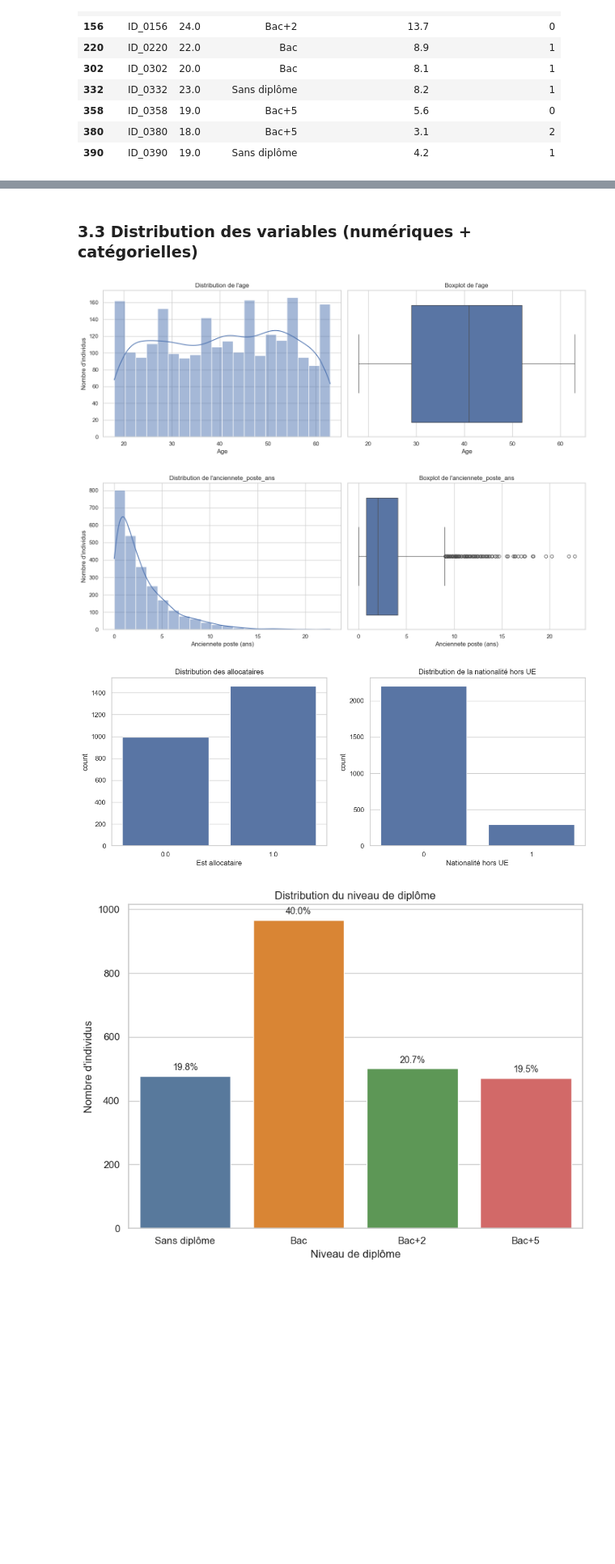
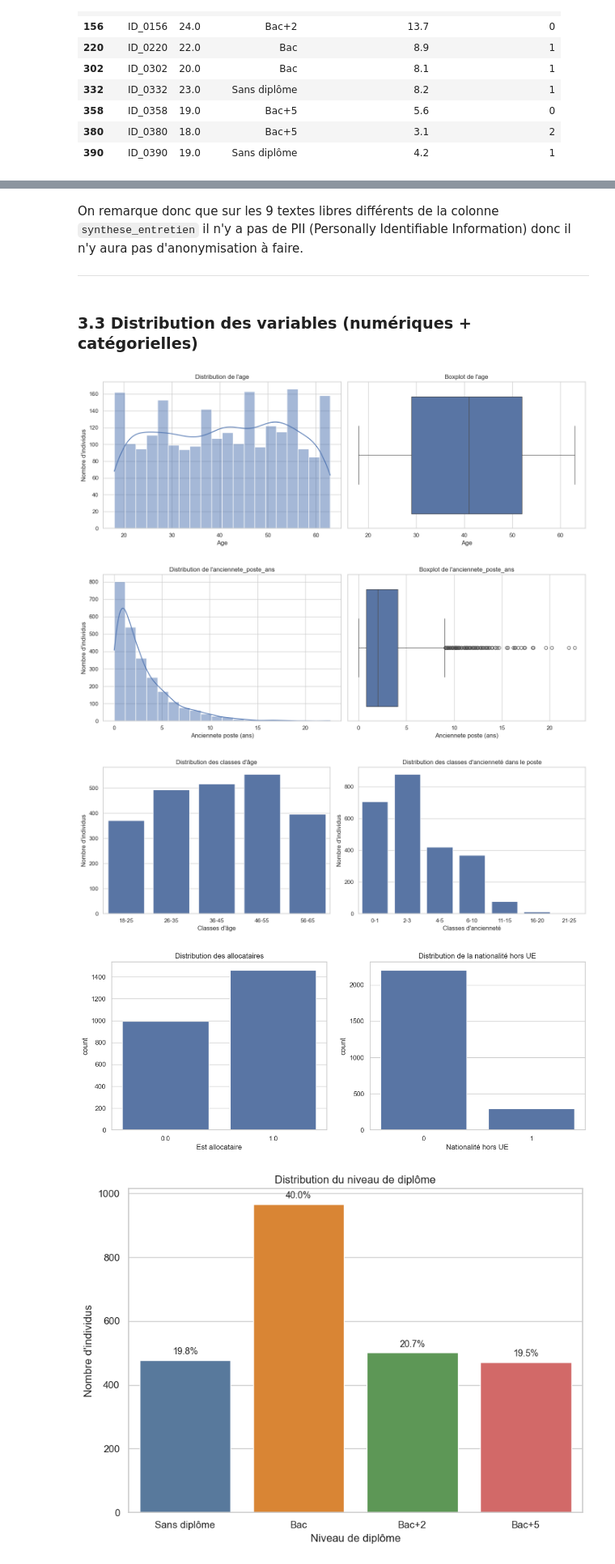
Before and after one commit to rbatos/Cas_usage_certif, a Jupyter notebook: notebooks/matrice-notebook-romain.ipynb, the cells around one changed output, grey strips where cells are left out. Shown at 81% size. Saved outputs shown, nothing was run; the diff lists cells and outputs as text; code cells hidden in the pictures; blank space fills up the shorter version.

```diff
--- a/notebooks/matrice-notebook-romain.ipynb
+++ b/notebooks/matrice-notebook-romain.ipynb
@@ -329,3 +345,7 @@ Le volume est non négligeable mais reste limité : voir quel prétraitement app
+# %% [markdown]
+On remarque donc que sur les 9 textes libres différents de la colonne `synthese_entretien` il n'y a pas de PII (Personally Identifiable Information) donc il n'y aura pas d'anonymisation à faire.
+
+---
 # %% [markdown]
 ### 3.3 Distribution des variables (numériques + catégorielles)
 # %%
@@ -350,34 +370,57 @@ fig, axes = plt.subplots(nrows=1, ncols=2, figsize=(14, 5))
 
 sns.histplot(data=df, x="anciennete_poste_ans", bins=20, kde=True, ax=axes[0])
 axes[0].set_title("Distribution de l'anciennete_poste_ans")
 axes[0].set_xlabel("Anciennete poste (ans)")
 axes[0].set_ylabel("Nombre d'individus")
 
 sns.boxplot(data=df, x="anciennete_poste_ans", ax=axes[1])
 axes[1].set_title("Boxplot de l'anciennete_poste_ans")
 axes[1].set_xlabel("Anciennete poste (ans)")
 
 plt.tight_layout()
 plt.show()
 
+# On répartie les ages et anciennetés dans le poste en classes pour mieux visualiser les relations
+# Tranches d'ancienneté pour améliorer la lisibilité
+bornes_anciennete = [0, 1, 3, 5, 10, 15, 20, 25]
+labels_anciennete = ["0-1", "2-3", "4-5", "6-10", "11-15", "16-20", "21-25"]
+bornes_age = [18, 25, 35, 45, 55, 65]
+bornes_age_labels = ["18-25", "26-35", "36-45", "46-55", "56-65"]
+df["age_group"] = pd.cut(df["age"], bins=bornes_age, labels=bornes_age_labels)
+df["anciennete_poste_group"] = pd.cut(df["anciennete_poste_ans"], bins=bornes_anciennete, labels=labels_anciennete)
+
+# Deux graphiques pour visualiser la répartition des classes d'âge et d'ancienneté dans le poste
+fig, axes = plt.subplots(nrows=1, ncols=2, figsize=(14, 5))
+sns.countplot(data=df, x="age_group", ax=axes[0])
+axes[0].set_title("Distribution des classes d'âge")
+axes[0].set_xlabel("Classes d'âge")
+axes[0].set_ylabel("Nombre d'individus")
+sns.countplot(data=df, x="anciennete_poste_group", ax=axes[1])
+axes[1].set_title("Distribution des classes d'ancienneté dans le poste")
+axes[1].set_xlabel("Classes d'ancienneté")
+axes[1].set_ylabel("Nombre d'individus")
+plt.tight_layout()
+plt.show()
+
 fig, axes = plt.subplots(nrows=1, ncols=2, figsize=(14, 5))
 
 sns.countplot(data=df, x="est_allocataire", ax=axes[0])
 axes[0].set_title("Distribution des allocataires")
 axes[0].set_xlabel("Est allocataire")
 
 sns.countplot(data=df, x="nationalite_hors_ue", ax=axes[1])
 axes[1].set_title("Distribution de la nationalité hors UE")
 axes[1].set_xlabel("Nationalité hors UE")
 
 # Espace vertical supplémentaire entre les 2 lignes de graphes
 fig.subplots_adjust(hspace=0.35)
 
 plt.show()
 # %% [output]
 [figure]
 [figure]
-[figure, old version]
+[figure, new version]
+[figure, added]
 # %%
 # Variables catégorielles => value_counts() (ou countplot)
 
```
Also changed, not shown: parts of 27 cells of this notebook, 2 other files.
